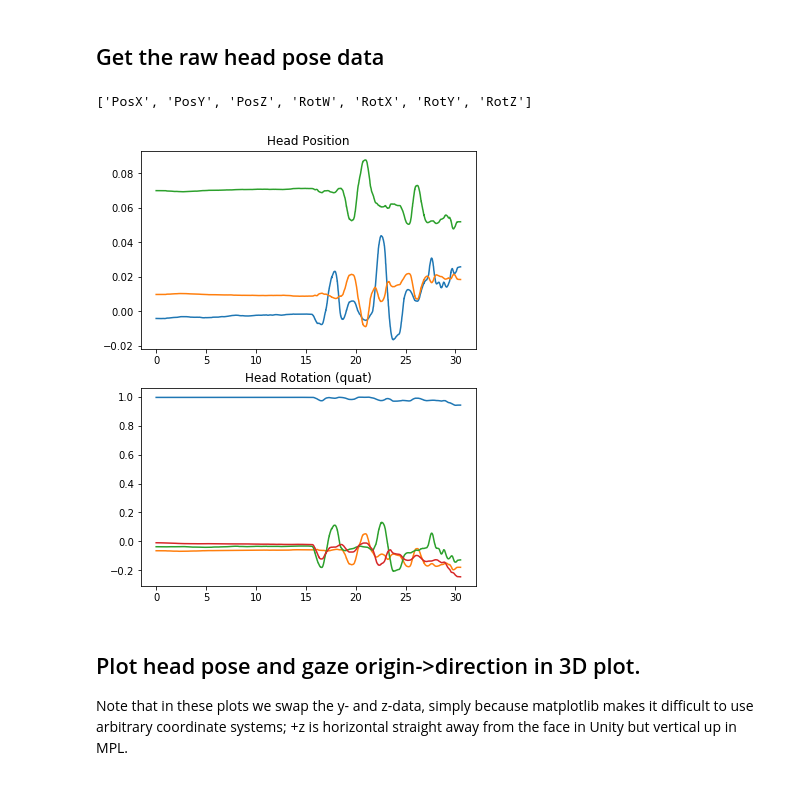
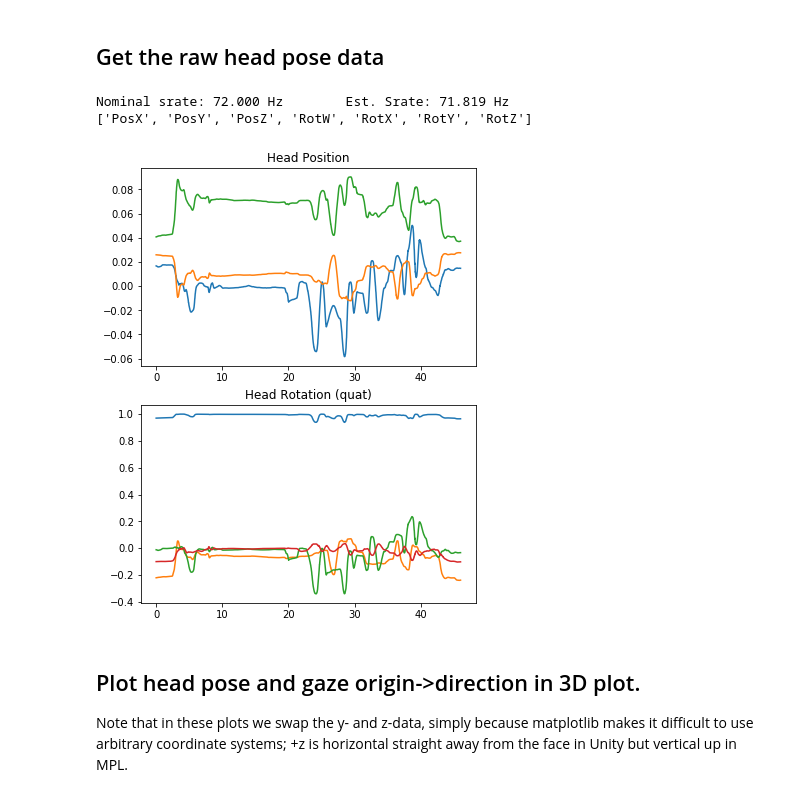
Before and after one commit to labstreaminglayer/PicoNeo2Eye, a Jupyter notebook: test_data/plot_piconeo2eye_xdf.ipynb, the cells around one changed output. Drawn from its saved outputs; the diff is of its cells as text; code cells hidden in the pictures.

```diff
--- a/test_data/plot_piconeo2eye_xdf.ipynb
+++ b/test_data/plot_piconeo2eye_xdf.ipynb
@@ -3,10 +11,7 @@
 # %% [markdown]
 ## Load the data.
 # %%
-import numpy as np
-import pyxdf
-
-streams, header = pyxdf.load_xdf('test_pico_lsl.xdf')
+streams, header = pyxdf.load_xdf('test_pico_eeg.xdf')
 
 
 for strm in streams:
@@ -76,27 +79,32 @@ plt.show()
 # %%
 mocap_ix = stream_types.index('MoCap')
 mocap_tvec = streams[mocap_ix]['time_stamps']
+
+nominal_srate = float(streams[mocap_ix]['info']['nominal_srate'][0])
+est_srate = 1 / np.median(np.diff(mocap_tvec))
+print(f"Nominal srate: {nominal_srate:.3f} Hz\tEst. Srate: {est_srate:.3f} Hz")
 
 chan_labels = [_['label'][0] for _ in streams[mocap_ix]['info']['desc'][0]['channels'][0]['channel']]
 print(chan_labels)
 
 b_pos = [_.startswith('Pos') for _ in chan_labels]
 pos_dat = streams[mocap_ix]['time_series'][:, b_pos]
 
 b_rot = [_.startswith('Rot') for _ in chan_labels]
 rot_dat = streams[mocap_ix]['time_series'][:, b_rot]
 
 plt.figure(figsize=(6, 8))
 plt.subplot(2, 1, 1)
 plt.plot(mocap_tvec - mocap_tvec[0], pos_dat)
 plt.title('Head Position')
 plt.subplot(2, 1, 2)
 plt.plot(mocap_tvec - mocap_tvec[0], rot_dat)
 plt.title('Head Rotation (quat)')
 plt.show()
 # %% [output]
+Nominal srate: 72.000 Hz        Est. Srate: 71.819 Hz
 ['PosX', 'PosY', 'PosZ', 'RotW', 'RotX', 'RotY', 'RotZ']
-[figure, old version]
+[figure, new version]
 # %% [markdown]
 ## Plot head pose and gaze origin->direction in 3D plot.
 
```
Also changed, not shown: parts of 12 cells of this notebook, 5 other files.
